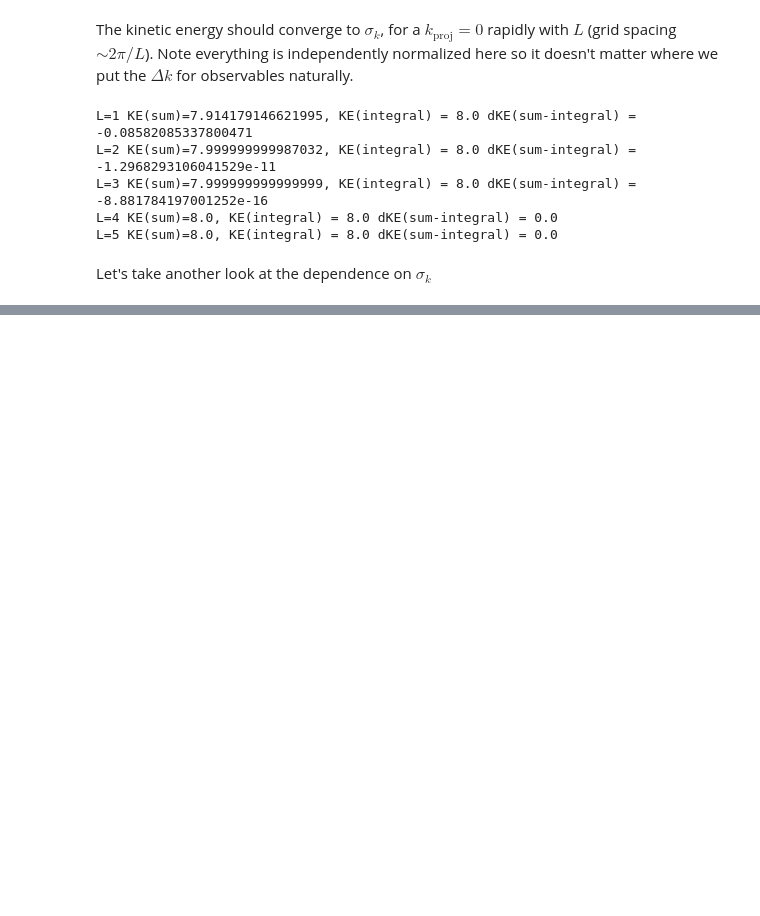
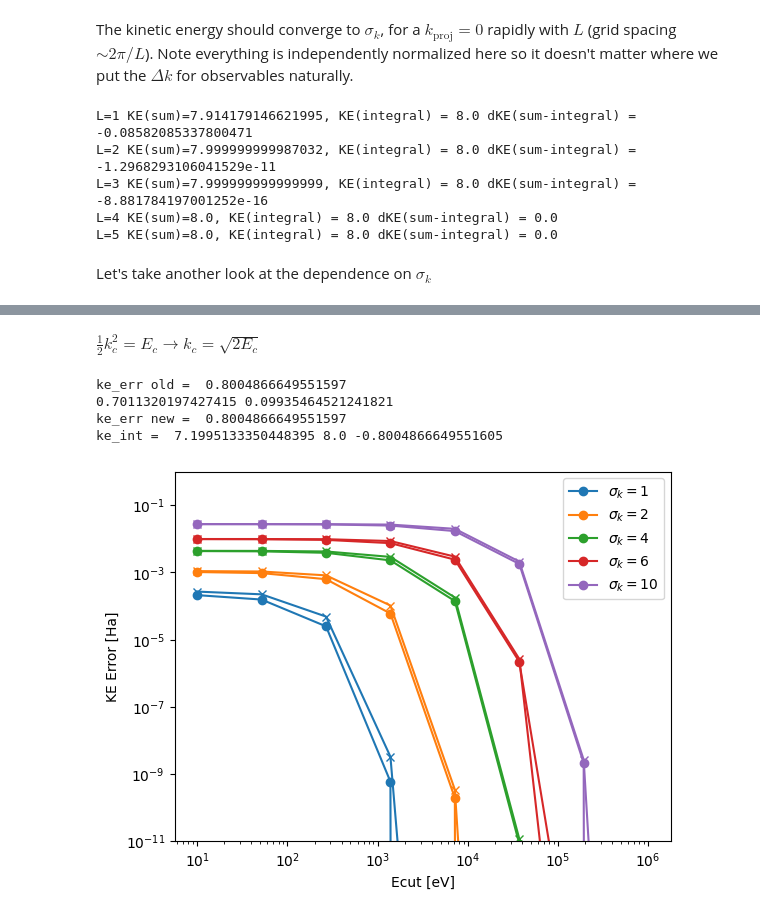
Before and after one commit to ncrubin/mec-sandia, a Jupyter notebook: notebooks/gaussian_conv_double_check.ipynb, the cells around one changed output, grey strips where cells are left out. Saved outputs shown, nothing was run; the diff lists cells and outputs as text; code cells hidden in the pictures; blank space fills up the shorter version.

```diff
--- a/notebooks/gaussian_conv_double_check.ipynb
+++ b/notebooks/gaussian_conv_double_check.ipynb
@@ -129,0 +194,60 @@ Text(0.5, 1.0, 'Compare convergence to apprx. formula')
+# %%
+import scipy.special
+def approx_err(kcut, sigma):
+    a = kcut * sigma * np.exp(-kcut**2.0 / (2*sigma**2.0)) / (np.sqrt(2*np.pi))
+    b = 0.5 * sigma**2.0 * scipy.special.erfc(kcut/(np.sqrt(2)*sigma))
+    return (a + b)
+
+
+def approx_ke_int(kcut, sigma):
+    a = 0.5 * sigma**2.0 * scipy.special.erf(kcut/(np.sqrt(2)*sigma))
+    b = kcut * sigma * np.exp(-kcut**2.0/(2*sigma**2.0)) / (np.sqrt(2*np.pi))
+    return a - b
+# %% [markdown]
+$\frac{1}{2} k_c^2 = E_c \rightarrow k_c = \sqrt{2 E_c}$
+# %%
+ecut = 200
+kcut = 0.5*(2*ecut)**0.5
+sigma_k = 4
+print("ke_err old = ", estimate_error_kinetic_energy(kcut, sigma_k))
+print("ke_err new = ", approx_err(kcut, sigma_k))
+approx_ke = approx_ke_int(kcut, sigma_k)
+print("ke_int = ", approx_ke, sigma_k**2.0/2, approx_ke-sigma_k**2.0/2)
+# %% [output]
+ke_err old =  0.8004866649551597
+0.7011320197427415 0.09935464521241821
+ke_err new =  0.8004866649551597
+ke_int =  7.1995133350448395 8.0 -0.8004866649551605
+# %%
+
+box_length = 15
+ecut_ev = np.logspace(1, 6, 8)
+mass_proj = 1836
+prefactor = 1.0 / mass_proj
+from mec_sandia.gaussians import estimate_error_kinetic_energy, kinetic_energy
+for isk, sigma_k in enumerate([1, 2, 4, 6, 10]):
+    deltas = []
+    deltas_approx = []
+    for ec in ecut_ev:
+        ecut_ha = ec / Hartree
+        ke = prefactor*kinetic_energy(ecut_ha, box_length, sigma_k)
+        ke_int = prefactor*sigma_k**2/2
+        deltas.append(np.abs(ke-ke_int))
+        # The factor of 1/2 is because of how we're defining ecut is defined, we
+        # only sum from [-nmax/2, nmax/2] which means we should inegrate from
+        # [-kmax/2, kmax/2]. (kmax = (2Ecut)^{1/2}) is a spherical cutoff.
+        kcut = 0.5*(2*ecut_ha)**0.5
+        ke_err_apprx = prefactor*approx_err(kcut, sigma_k)
+        deltas_approx.append(ke_err_apprx)
+        # if sigma_k == 10.0:
+        #     print(sigma_k, ke, ke_int, ke-ke_int)
+    plt.plot(ecut_ev, deltas, marker="o", color=f"C{isk}", label=f"$\sigma_k = {sigma_k}$")
+    plt.plot(ecut_ev, deltas_approx, marker="x", color=f"C{isk}")
+plt.legend()
+plt.ylim([1e-11, 1])
+plt.xlabel("Ecut [eV]")
+plt.ylabel("KE Error [Ha]")
+plt.xscale("log")
+plt.yscale("log")
+# %% [output]
+[figure, added]
```
Also changed, not shown: parts of 5 cells of this notebook, 2 other files.
